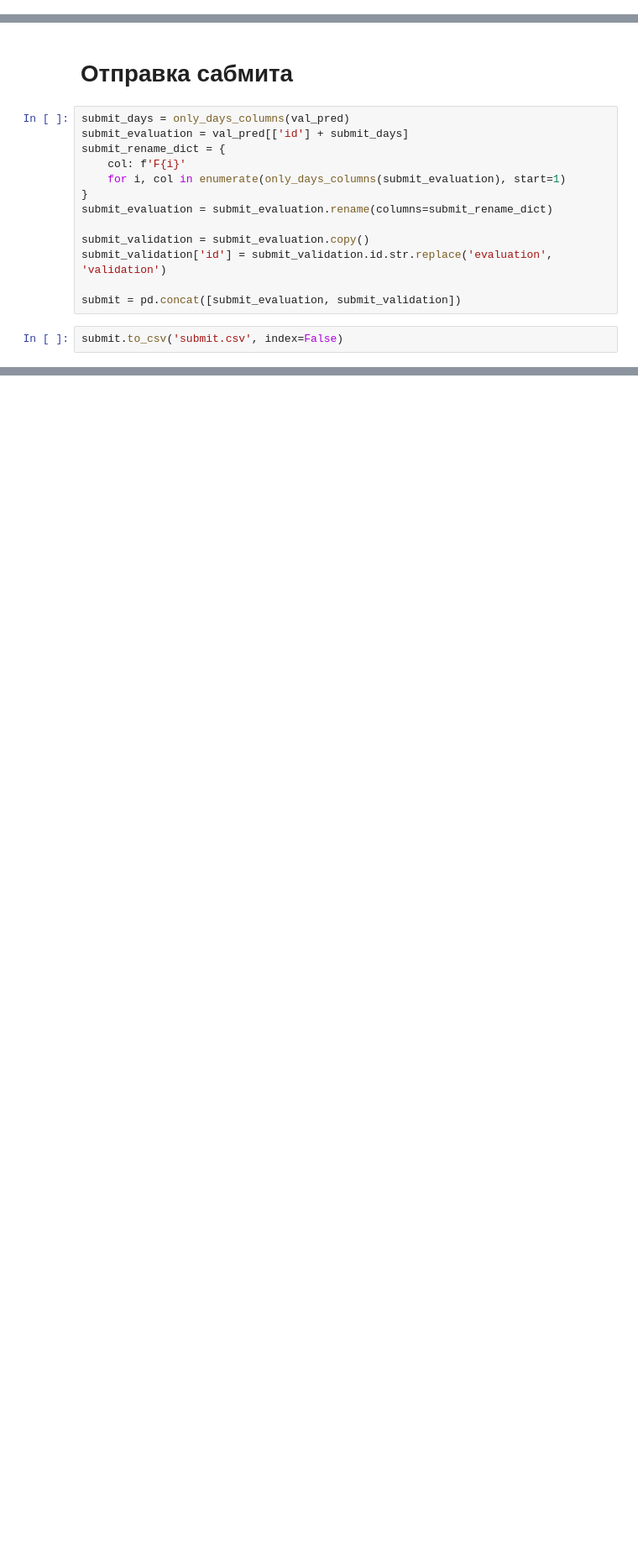
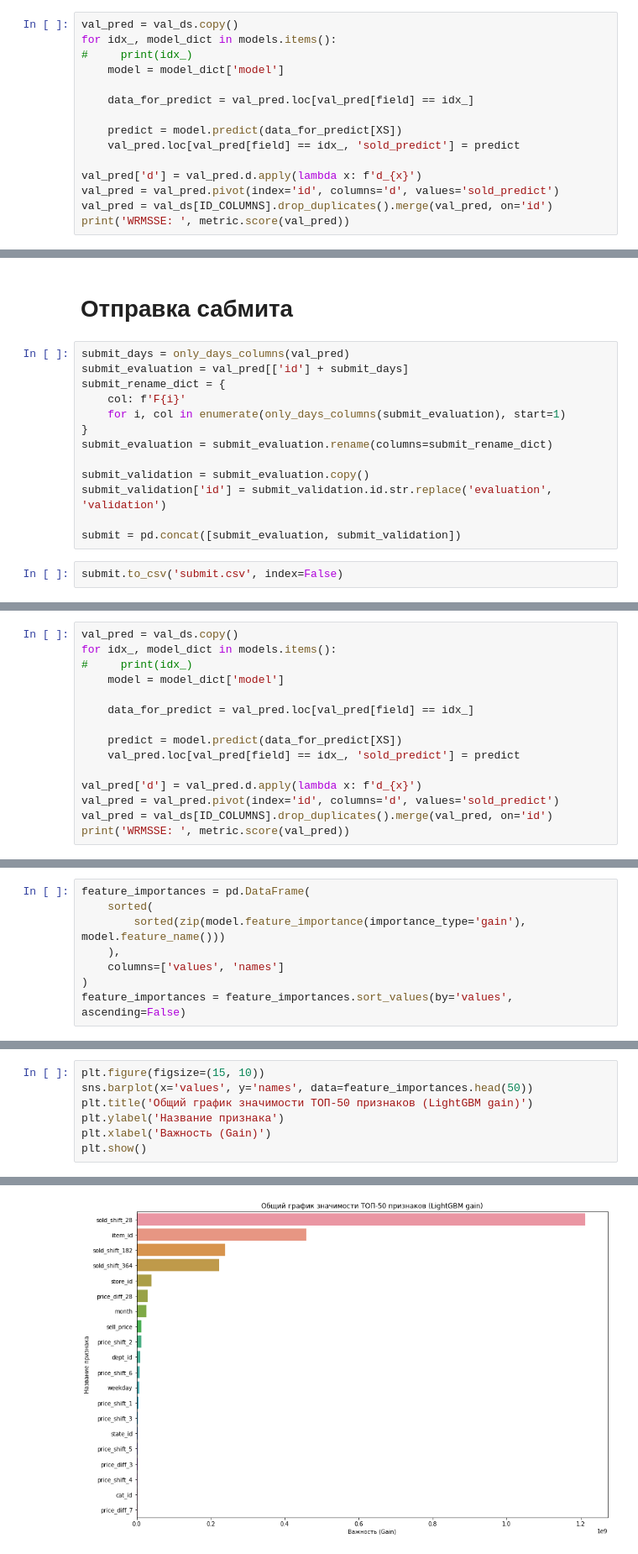
Before and after one commit to Semihal/m5-accuracy, a Jupyter notebook: ipynb/Pipeline.ipynb, the cells around one changed output, grey strips where cells are left out. Shown at 84% size. Drawn from its saved outputs; the diff is of its cells as text; blank space fills up the shorter version.

```diff
--- a/ipynb/Pipeline.ipynb
+++ b/ipynb/Pipeline.ipynb
@@ -156,0 +249,15 @@ import seaborn as sns
+# %%
+val_pred = val_ds.copy()
+for idx_, model_dict in models.items():
+#     print(idx_)
+    model = model_dict['model']
+
+    data_for_predict = val_pred.loc[val_pred[field] == idx_]
+
+    predict = model.predict(data_for_predict[XS])
+    val_pred.loc[val_pred[field] == idx_, 'sold_predict'] = predict
+
+val_pred['d'] = val_pred.d.apply(lambda x: f'd_{x}')
+val_pred = val_pred.pivot(index='id', columns='d', values='sold_predict')
+val_pred = val_ds[ID_COLUMNS].drop_duplicates().merge(val_pred, on='id')
+print('WRMSSE: ', metric.score(val_pred))
@@ -203,0 +343,15 @@ submit.to_csv('submit.csv', index=False)
+# %%
+val_pred = val_ds.copy()
+for idx_, model_dict in models.items():
+#     print(idx_)
+    model = model_dict['model']
+
+    data_for_predict = val_pred.loc[val_pred[field] == idx_]
+
+    predict = model.predict(data_for_predict[XS])
+    val_pred.loc[val_pred[field] == idx_, 'sold_predict'] = predict
+
+val_pred['d'] = val_pred.d.apply(lambda x: f'd_{x}')
+val_pred = val_pred.pivot(index='id', columns='d', values='sold_predict')
+val_pred = val_ds[ID_COLUMNS].drop_duplicates().merge(val_pred, on='id')
+print('WRMSSE: ', metric.score(val_pred))
@@ -203,0 +360,8 @@ submit.to_csv('submit.csv', index=False)
+# %%
+feature_importances = pd.DataFrame(
+    sorted(
+        sorted(zip(model.feature_importance(importance_type='gain'), model.feature_name()))
+    ),
+    columns=['values', 'names']
+)
+feature_importances = feature_importances.sort_values(by='values', ascending=False)
@@ -203,0 +388,8 @@ submit.to_csv('submit.csv', index=False)
+# %%
+plt.figure(figsize=(15, 10))
+sns.barplot(x='values', y='names', data=feature_importances.head(50))
+plt.title('Общий график значимости ТОП-50 признаков (LightGBM gain)')
+plt.ylabel('Название признака')
+plt.xlabel('Важность (Gain)')
+plt.show()
+# %% [output]
@@ -203,0 +413 @@ submit.to_csv('submit.csv', index=False)
+[figure, added]
```
Also changed, not shown: parts of 48 cells of this notebook, 2 other files.
